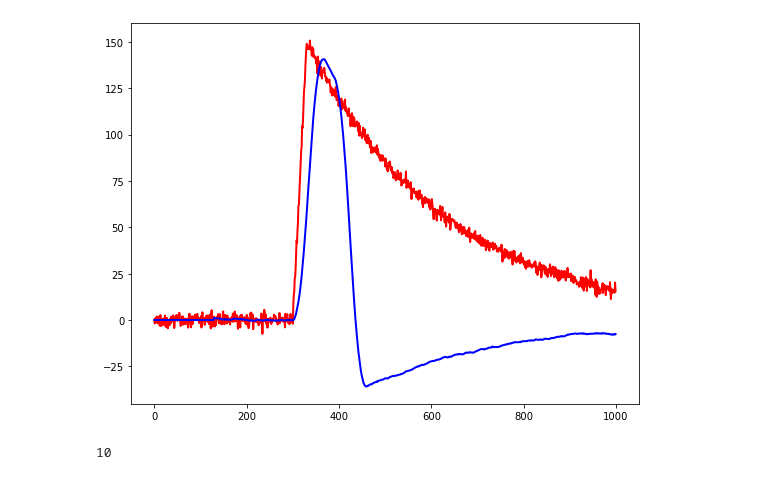
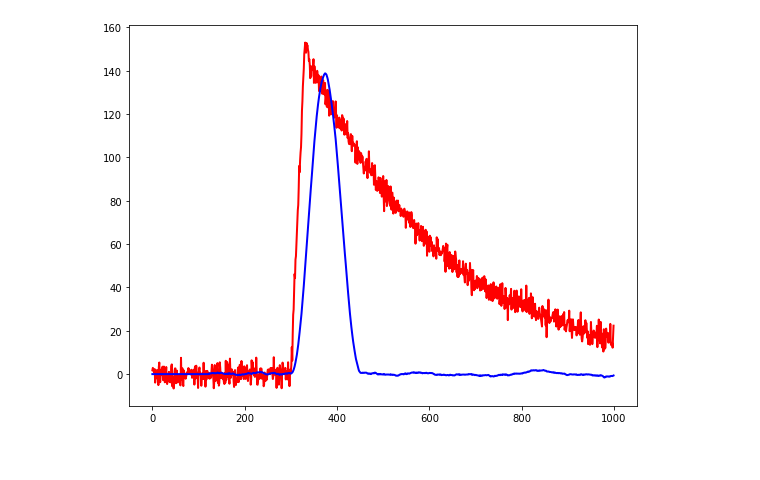
Before and after one commit to Fernando-Montes/SignalProcessing, a Jupyter notebook: TrapezoidalFilter.ipynb, the cells around one changed output. Saved outputs shown, nothing was run; the diff lists cells and outputs as text; code cells hidden in the pictures.

```diff
--- a/TrapezoidalFilter.ipynb
+++ b/TrapezoidalFilter.ipynb
@@ -1,23 +1,20 @@
 # %%
+# Basic functionality
+
 import numpy as np
 import math
 import setup
 import matplotlib.pyplot as plt
 
 plt.rcParams['figure.figsize'] = [20, 7]
 plt.subplot(121)
 
 data = setup.signalConstruction()
 plt.plot(data, 'r', lw=2)
 
-dataFiltered = setup.trapFilter(data, tGap = 50, tPeaking= 40)
+dataFiltered = setup.trapFilter(data, tGap = 24, tPeaking= 50, tau = 300)
 plt.plot(dataFiltered, 'b', lw=2)
 
 plt.show()
 # %% [output]
-[figure, old version]
+[figure, new version]
-# %%
-a = [1,2,3,4]
-sum(a[0:4])
-# %% [output]
-10
```
Also changed, not shown: parts of 1 cell of this notebook, 1 other file.
